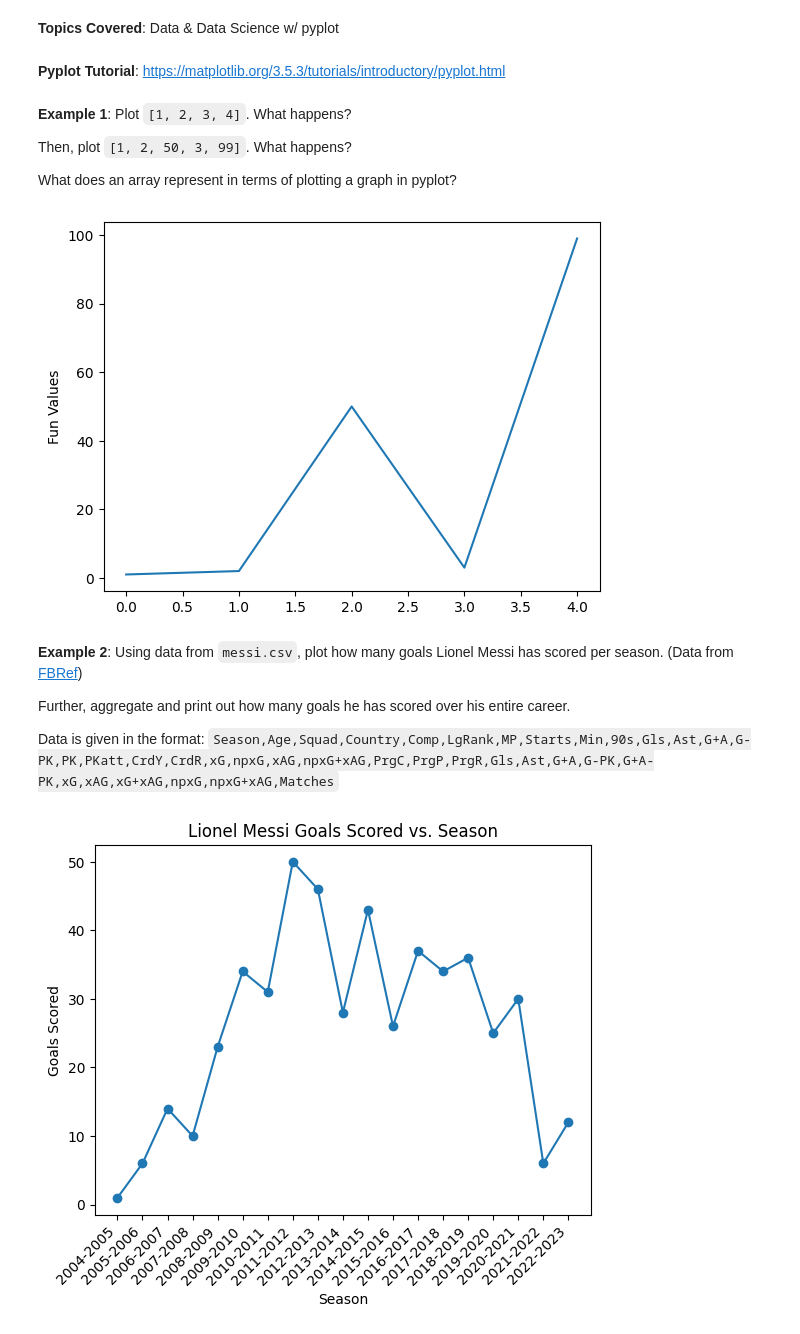
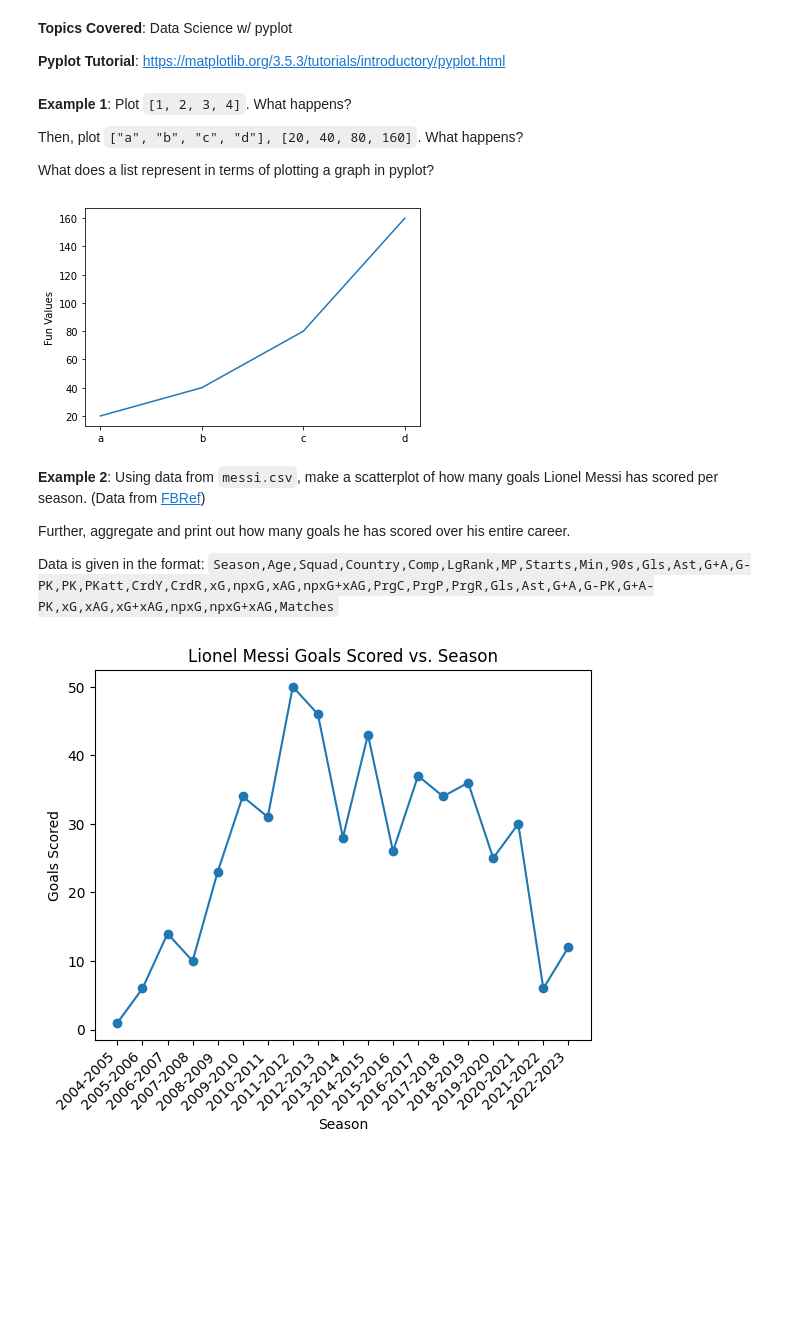
Before and after one commit to CSCI128/128-examples, a Jupyter notebook: week11-data/week11-answers.ipynb, the cells around one changed output. Cells and saved outputs as stored; diff of their text form; code cells hidden in the pictures; blank space fills up the shorter version.

Commit message:
week11: overhaul example 1

```diff
--- a/week11-data/week11-answers.ipynb
+++ b/week11-data/week11-answers.ipynb
@@ -1,31 +1,27 @@
 # %% [markdown]
-**Topics Covered**: Data & Data Science w/ pyplot
+**Topics Covered**: Data Science w/ pyplot
+
+**Pyplot Tutorial**: https://matplotlib.org/3.5.3/tutorials/introductory/pyplot.html
-# %% [markdown]
-**Pyplot Tutorial**: https://matplotlib.org/3.5.3/tutorials/introductory/pyplot.html
 # %% [markdown]
 **Example 1**: Plot `[1, 2, 3, 4]`. What happens?
 
-Then, plot `[1, 2, 50, 3, 99]`. What happens?
+Then, plot `["a", "b", "c", "d"], [20, 40, 80, 160]`. What happens?
 
-What does an array represent in terms of plotting a graph in pyplot?
+What does a list represent in terms of plotting a graph in pyplot?
 # %%
 import matplotlib.pyplot as plt
 
 # graph one
-# plt.plot([1, 2, 3, 4])
+#plt.plot([1, 2, 3, 4])
 
 # graph two
-plt.plot([1, 2, 50, 3, 99])
-
+plt.plot(["a", "b", "c", "d"], [20, 40, 80, 160])
 plt.ylabel('Fun Values')
 plt.show()
-
-# answers: array has a relationship with the x axis if only one array is provided.
-# x = 0, y = 1; x = 1, y = 2; and so forth.
 # %% [output]
-[figure, old version]
+[figure, new version]
 # %% [markdown]
-**Example 2**: Using data from `messi.csv`, plot how many goals Lionel Messi has scored per season. (Data from [FBRef](https://fbref.com/en/))
+**Example 2**: Using data from `messi.csv`, make a scatterplot of how many goals Lionel Messi has scored per season. (Data from [FBRef](https://fbref.com/en/))
 
 Further, aggregate and print out how many goals he has scored over his entire career.
 
```
Also changed, not shown: 1 other file.
